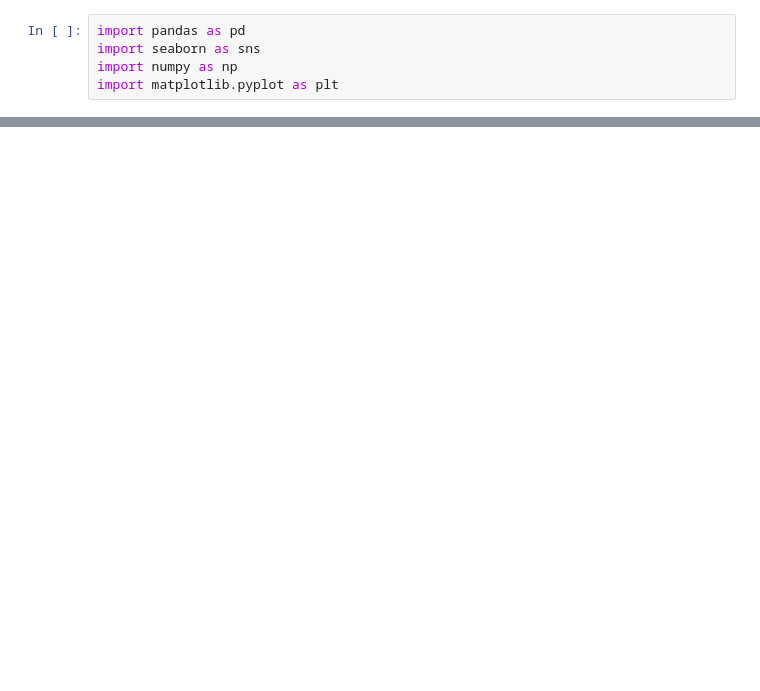
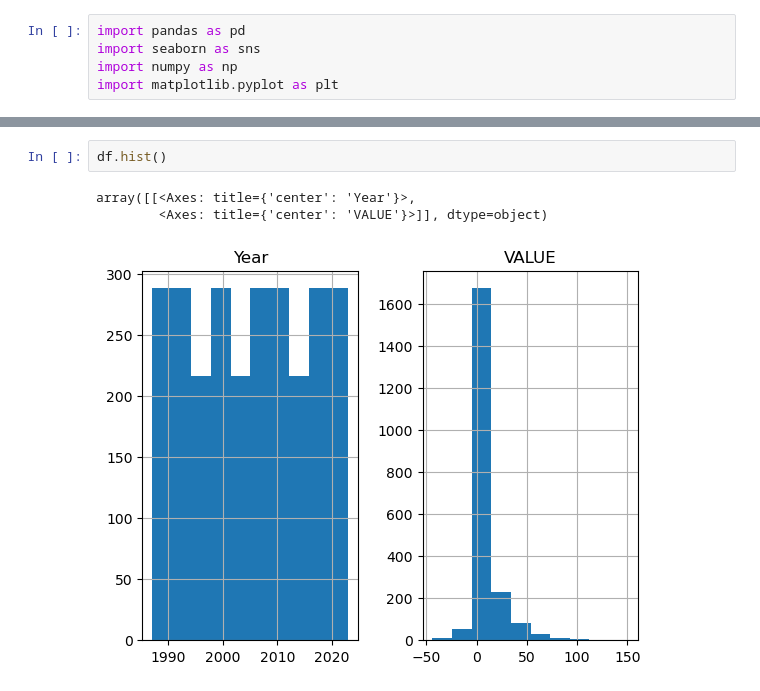
Before and after one commit to RodneyWardle2023/ca1, a Jupyter notebook: CA1_Rodney_Wardle_Main_Code.ipynb, the cells around one changed output, grey strips where cells are left out. Cells and saved outputs as stored; diff of their text form; blank space fills up the shorter version.

```diff
--- a/CA1_Rodney_Wardle_Main_Code.ipynb
+++ b/CA1_Rodney_Wardle_Main_Code.ipynb
@@ -76,0 +91,6 @@ Name: Year, Length: 73, dtype: int64
+# %%
+df.hist()
+# %% [output]
+array([[<Axes: title={'center': 'Year'}>,
+        <Axes: title={'center': 'VALUE'}>]], dtype=object)
+[figure, added]
```
Also changed, not shown: parts of 8 cells of this notebook, 1 other file.
